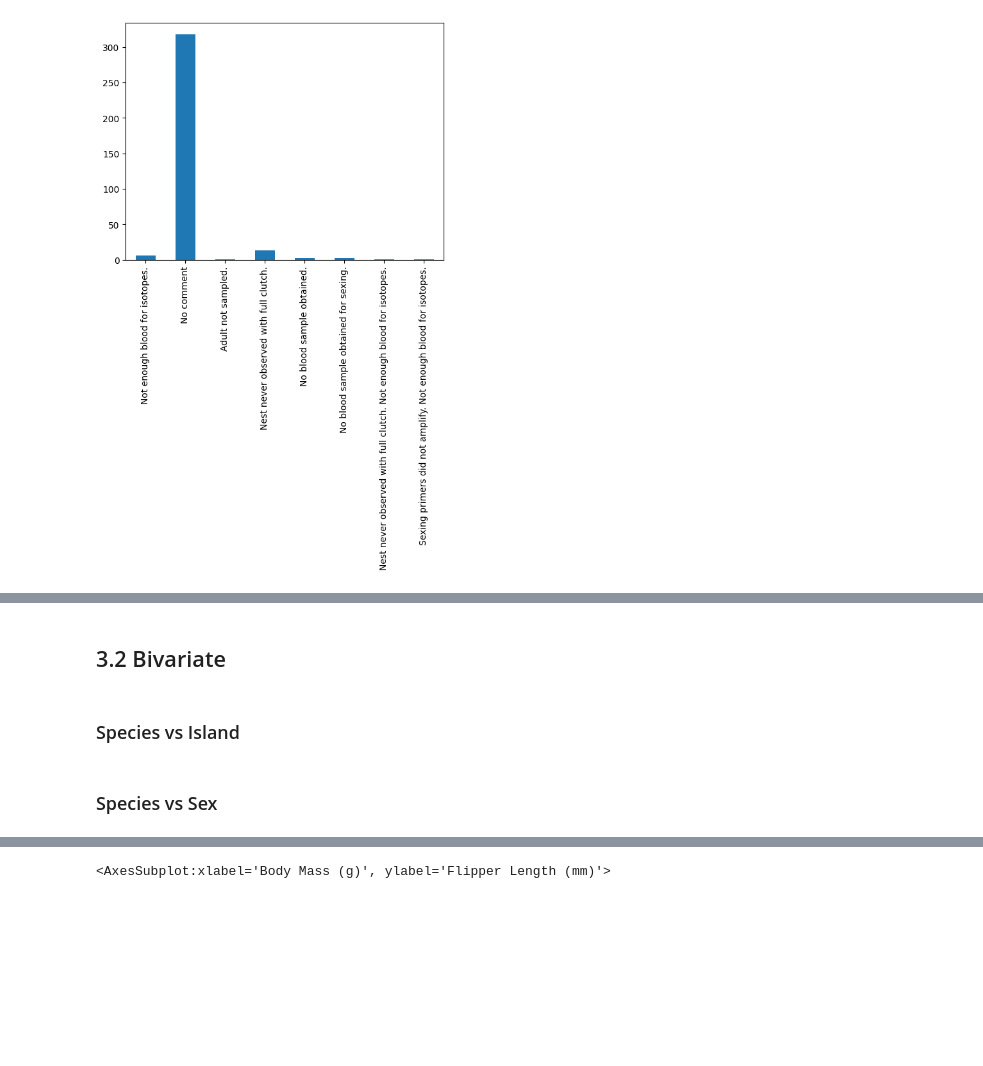
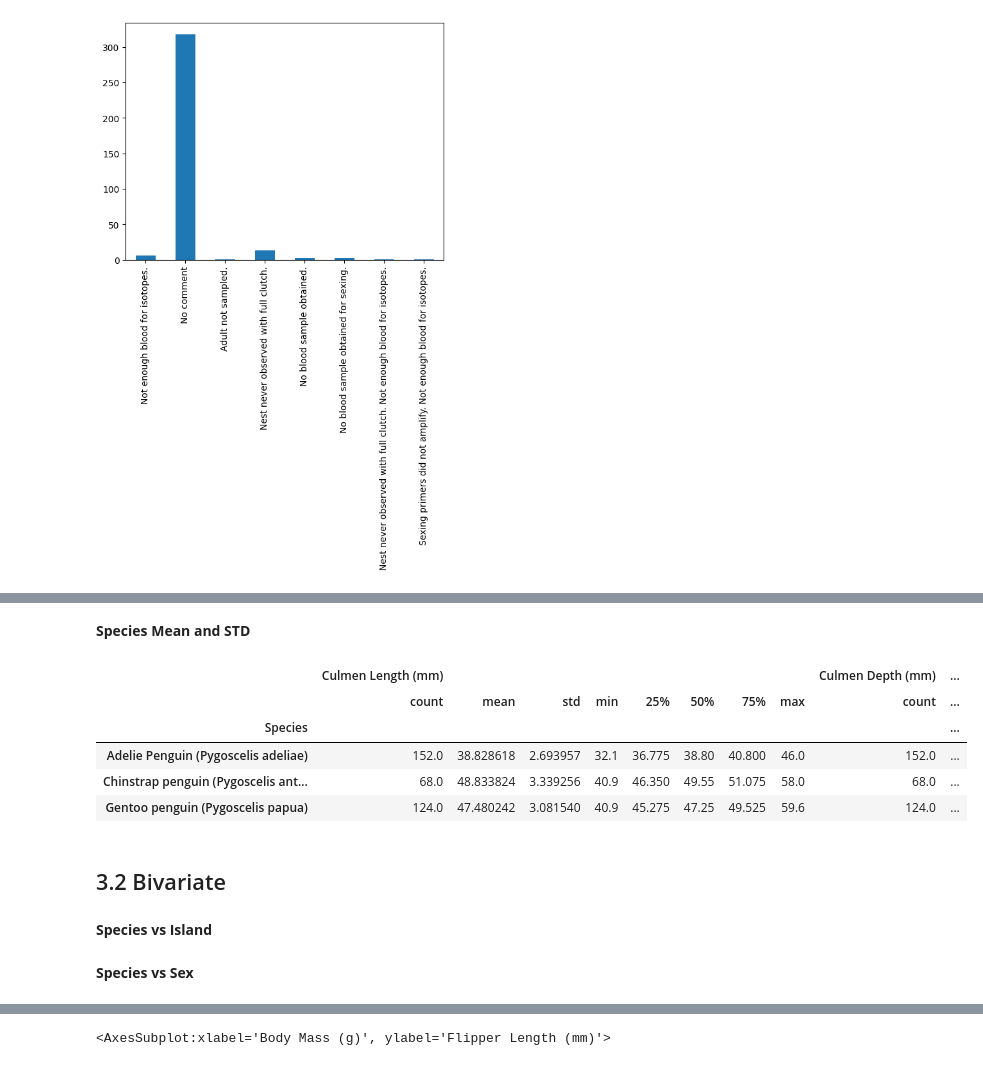
Before and after one commit to benisrael29/DATA2001, a Jupyter notebook: main/assingments/A1/A1.ipynb, the cells around one changed output, grey strips where cells are left out. Drawn from its saved outputs; the diff is of its cells as text; code cells hidden in the pictures; blank space fills up the shorter version.

```diff
--- a/main/assingments/A1/A1.ipynb
+++ b/main/assingments/A1/A1.ipynb
@@ -424,7 +338,20 @@ df['Comments'].value_counts(sort=False).plot.bar()
+# %% [markdown]
+**Species Mean and STD**
+# %%
+group=df.drop('Sample Number', axis=1)
+species_group=group.groupby('Species')
+species_group.describe()
+# %% [output]
+|  | Culmen Length (mm) |  |  |  |  |  |  |  | Culmen Depth (mm) | ... |
+|  | count | mean | std | min | 25% | 50% | 75% | max | count | ... |
+| Species |  |  |  |  |  |  |  |  |  | ... |
+| Adelie Penguin (Pygoscelis adeliae) | 152.0 | 38.828618 | 2.693957 | 32.1 | 36.775 | 38.80 | 40.800 | 46.0 | 152.0 | ... |
+| Chinstrap penguin (Pygoscelis ant... | 68.0 | 48.833824 | 3.339256 | 40.9 | 46.350 | 49.55 | 51.075 | 58.0 | 68.0 | ... |
+| Gentoo penguin (Pygoscelis papua) | 124.0 | 47.480242 | 3.081540 | 40.9 | 45.275 | 47.25 | 49.525 | 59.6 | 124.0 | ... |
 # %% [markdown]
 ## 3.2 Bivariate
 # %% [markdown]
-### Species vs Island
+ **Species vs Island**
 # %%
 import plotly.express as px
 
@@ -435,7 +362,7 @@ px.bar( data_frame=df, y = 'Island',
         color_discrete_map={'Adelie Penguin (Pygoscelis adeliae)':'rgb(251,117,4)', 'Chinstrap penguin (Pygoscelis antarctica)':'rgb(167,98,188)', 'Gentoo penguin (Pygoscelis papua)':'rgb(4,115,116)'},
         width=800,height=900 )
 # %% [markdown]
-### Species vs Sex
+**Species vs Sex**
 # %%
 fig =px.bar( data_frame=df, y = 'Sex',
 facet_row='Species',facet_row_spacing=0.10,
```
Also changed, not shown: parts of 71 cells of this notebook.
